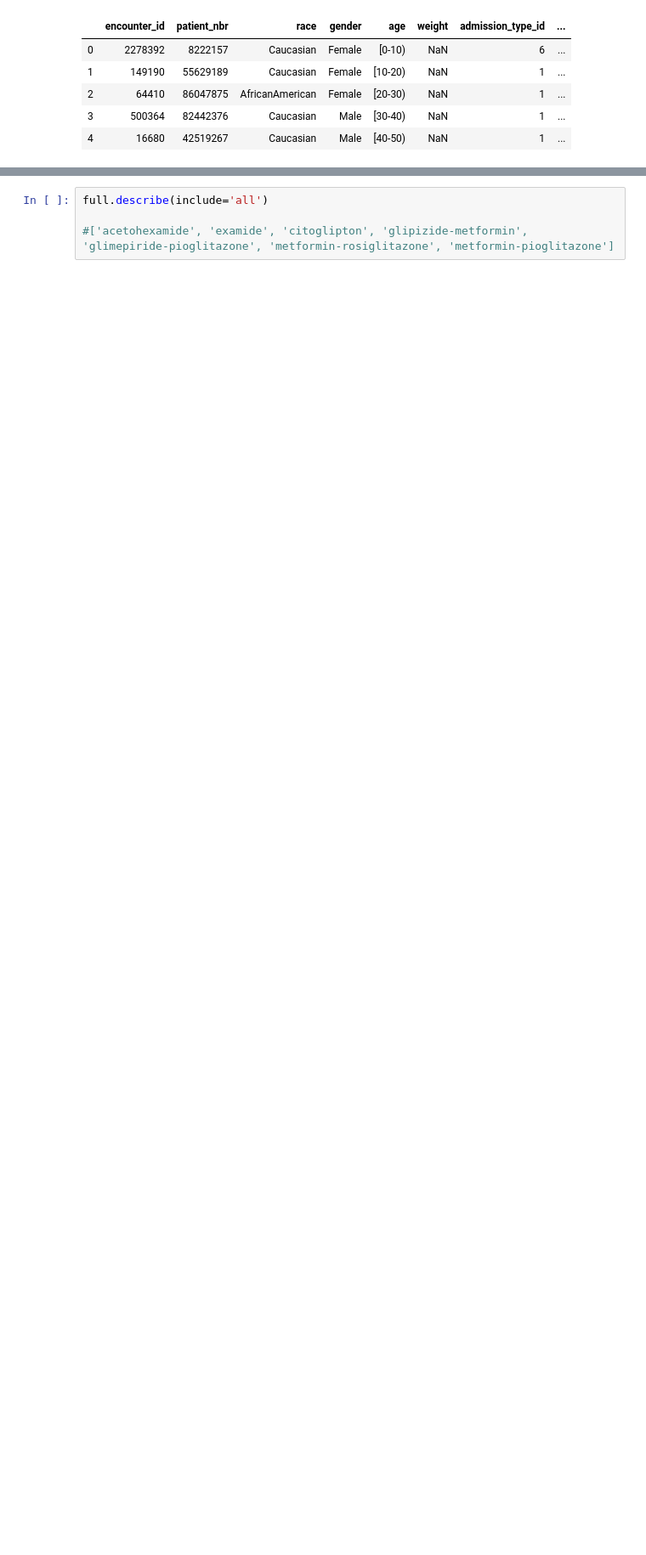
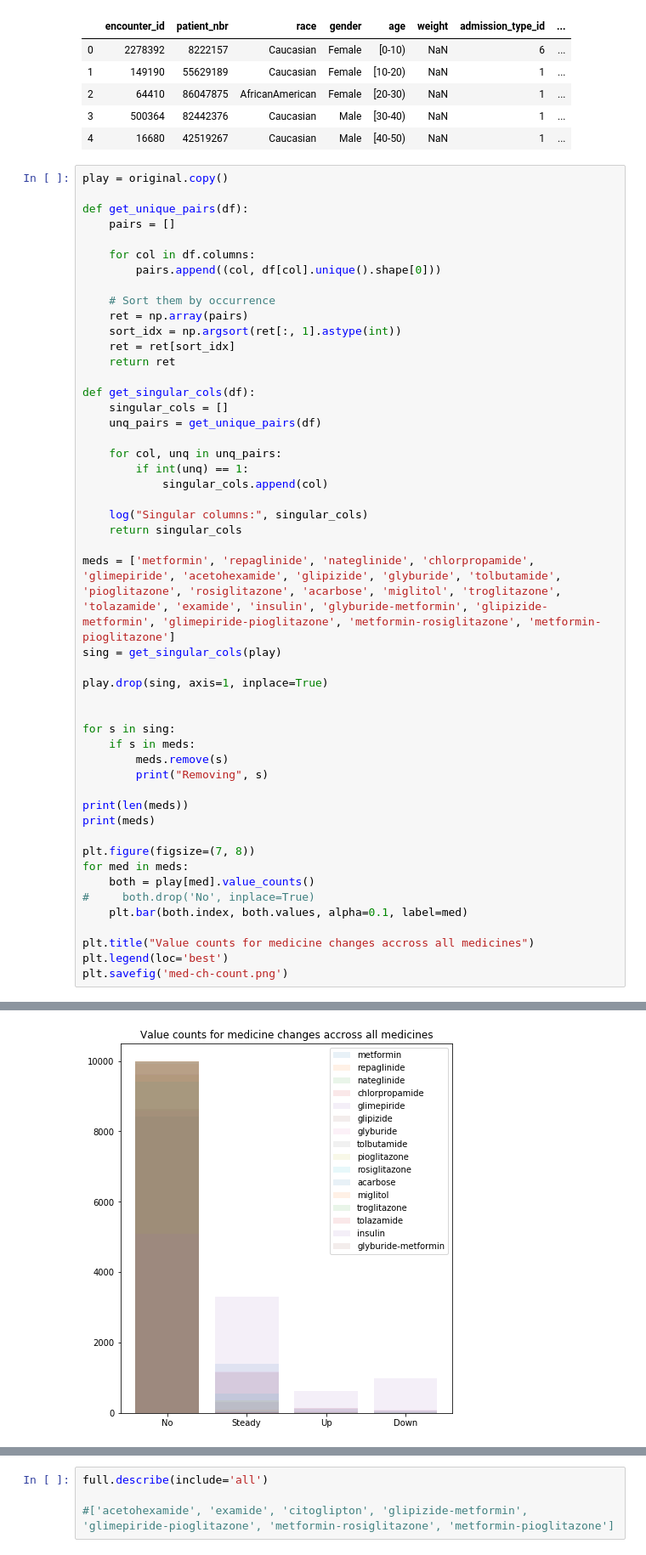
Before and after one commit to SimeonHey/diabetes-130-ds-final, a Jupyter notebook: Playin.ipynb, the cells around one changed output, grey strips where cells are left out. Shown: that part at 85% size. Cells and saved outputs as stored; diff of their text form; blank space fills up the shorter version.

```diff
--- a/Playin.ipynb
+++ b/Playin.ipynb
@@ -20,3 +23,53 @@ original.head()
 | 2 | 64410 | 86047875 | AfricanAmerican | Female | [20-30) | NaN | 1 | ... |
 | 3 | 500364 | 82442376 | Caucasian | Male | [30-40) | NaN | 1 | ... |
 | 4 | 16680 | 42519267 | Caucasian | Male | [40-50) | NaN | 1 | ... |
+# %%
+play = original.copy()
+
+def get_unique_pairs(df):
+    pairs = []
+
+    for col in df.columns:
+        pairs.append((col, df[col].unique().shape[0]))
+
+    # Sort them by occurrence
+    ret = np.array(pairs)
+    sort_idx = np.argsort(ret[:, 1].astype(int))
+    ret = ret[sort_idx]
+    return ret
+
+def get_singular_cols(df):
+    singular_cols = []
+    unq_pairs = get_unique_pairs(df)
+
+    for col, unq in unq_pairs:
+        if int(unq) == 1:
+            singular_cols.append(col)
+
+    log("Singular columns:", singular_cols)
+    return singular_cols
+
+meds = ['metformin', 'repaglinide', 'nateglinide', 'chlorpropamide', 'glimepiride', 'acetohexamide', 'glipizide', 'glyburide', 'tolbutamide', 'pioglitazone', 'rosiglitazone', 'acarbose', 'miglitol', 'troglitazone', 'tolazamide', 'examide', 'insulin', 'glyburide-metformin', 'glipizide-metformin', 'glimepiride-pioglitazone', 'metformin-rosiglitazone', 'metformin-pioglitazone']
+sing = get_singular_cols(play)
+
+play.drop(sing, axis=1, inplace=True)
+
+
+for s in sing:
+    if s in meds:
+        meds.remove(s)
+        print("Removing", s)
+
+print(len(meds))
+print(meds)
+
+plt.figure(figsize=(7, 8))
+for med in meds:
+    both = play[med].value_counts()
+#     both.drop('No', inplace=True)
+    plt.bar(both.index, both.values, alpha=0.1, label=med)
+
+plt.title("Value counts for medicine changes accross all medicines")
+plt.legend(loc='best')
+plt.savefig('med-ch-count.png')
+# %% [output]
@@ -22,0 +85 @@ original.head()
+[figure, added]
```
Also changed, not shown: parts of 35 cells of this notebook, 28 other files.
